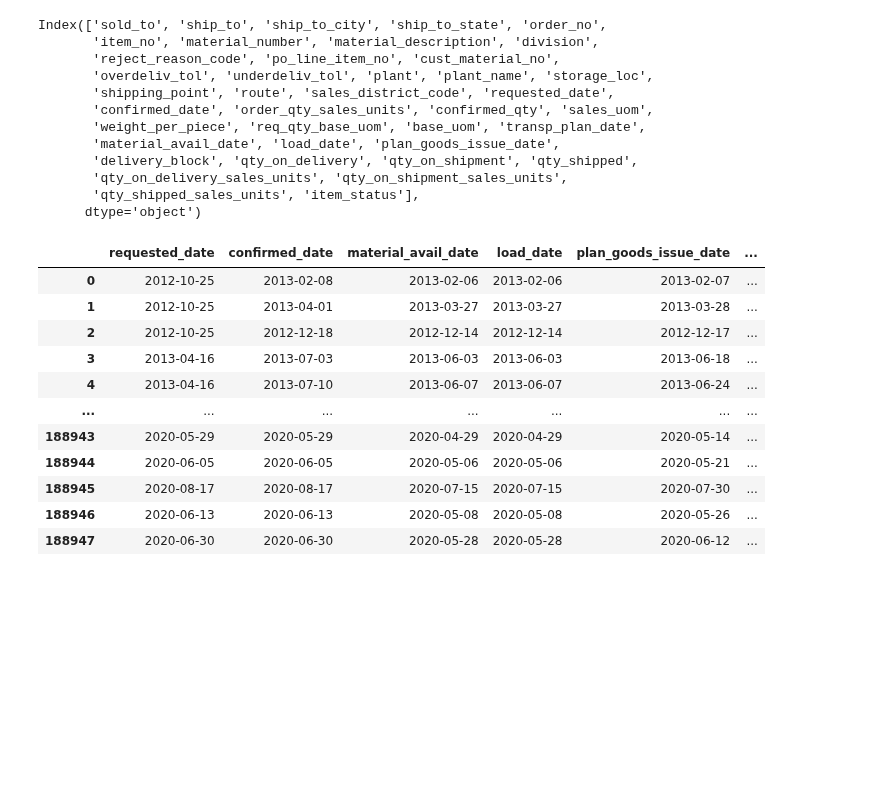
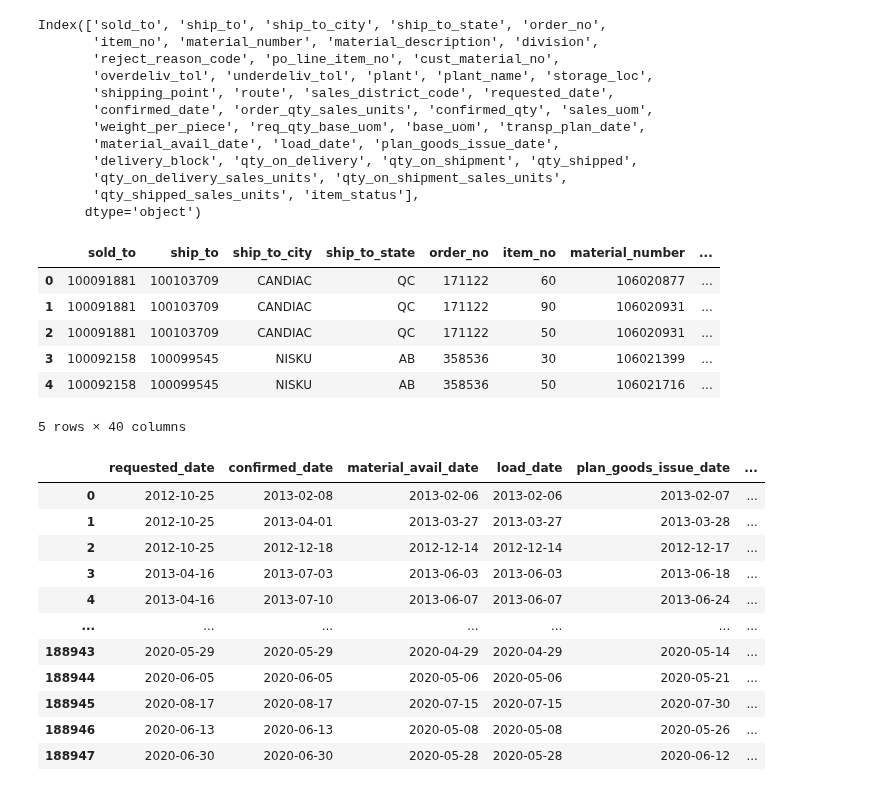
Before and after one commit to jvac06/pft, a Jupyter notebook: scripts/cleaning.ipynb, the cells around one changed output. Drawn from its saved outputs; the diff is of its cells as text; code cells hidden in the pictures; blank space fills up the shorter version.

```diff
--- a/scripts/cleaning.ipynb
+++ b/scripts/cleaning.ipynb
@@ -521,6 +523,16 @@ Index(['sold_to', 'ship_to', 'ship_to_city', 'ship_to_state', 'order_no',
        'qty_on_delivery_sales_units', 'qty_on_shipment_sales_units',
        'qty_shipped_sales_units', 'item_status'],
       dtype='object')
+# %%
+order_hist.head()
+# %% [output]
+|  | sold_to | ship_to | ship_to_city | ship_to_state | order_no | item_no | material_number | ... |
+| 0 | 100091881 | 100103709 | CANDIAC | QC | 171122 | 60 | 106020877 | ... |
+| 1 | 100091881 | 100103709 | CANDIAC | QC | 171122 | 90 | 106020931 | ... |
+| 2 | 100091881 | 100103709 | CANDIAC | QC | 171122 | 50 | 106020931 | ... |
+| 3 | 100092158 | 100099545 | NISKU | AB | 358536 | 30 | 106021399 | ... |
+| 4 | 100092158 | 100099545 | NISKU | AB | 358536 | 50 | 106021716 | ... |
+5 rows × 40 columns
 # %%
 #Reducing main data frame
 order_reduced = order_hist[["requested_date",'confirmed_date','material_avail_date', 'load_date', 'plan_goods_issue_date','sales_district_code',
```
Also changed, not shown: parts of 33 cells of this notebook.
